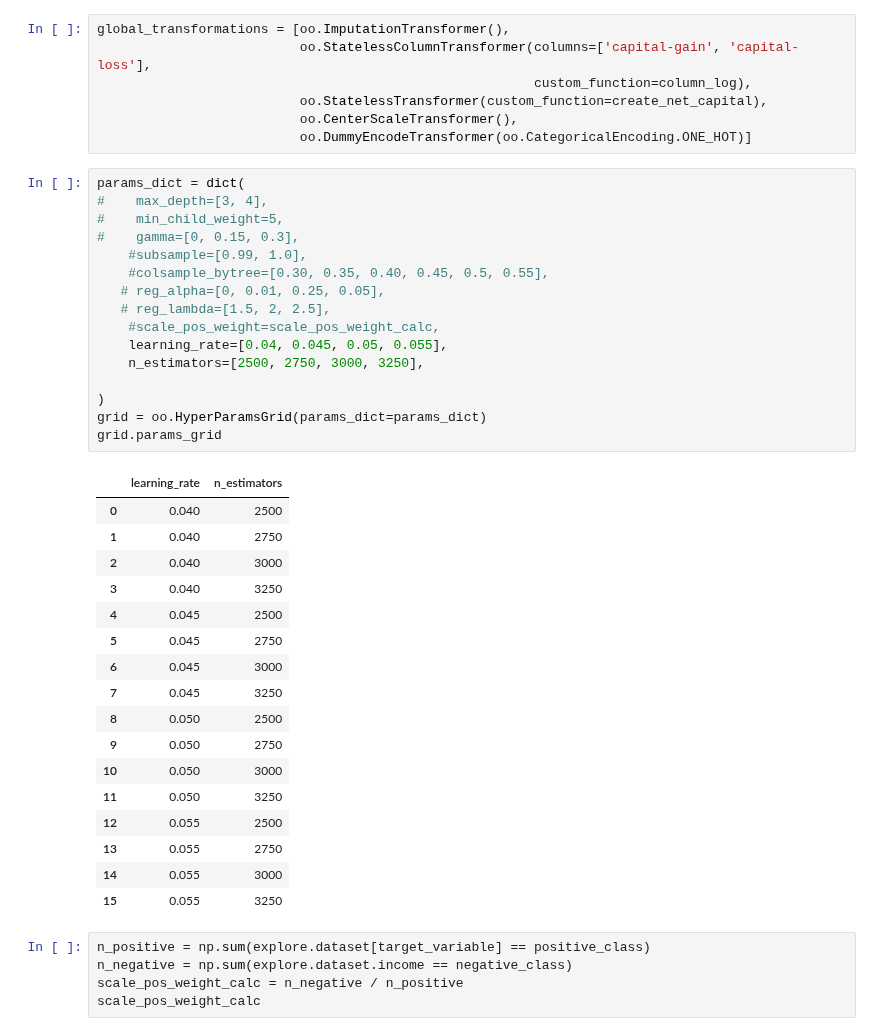
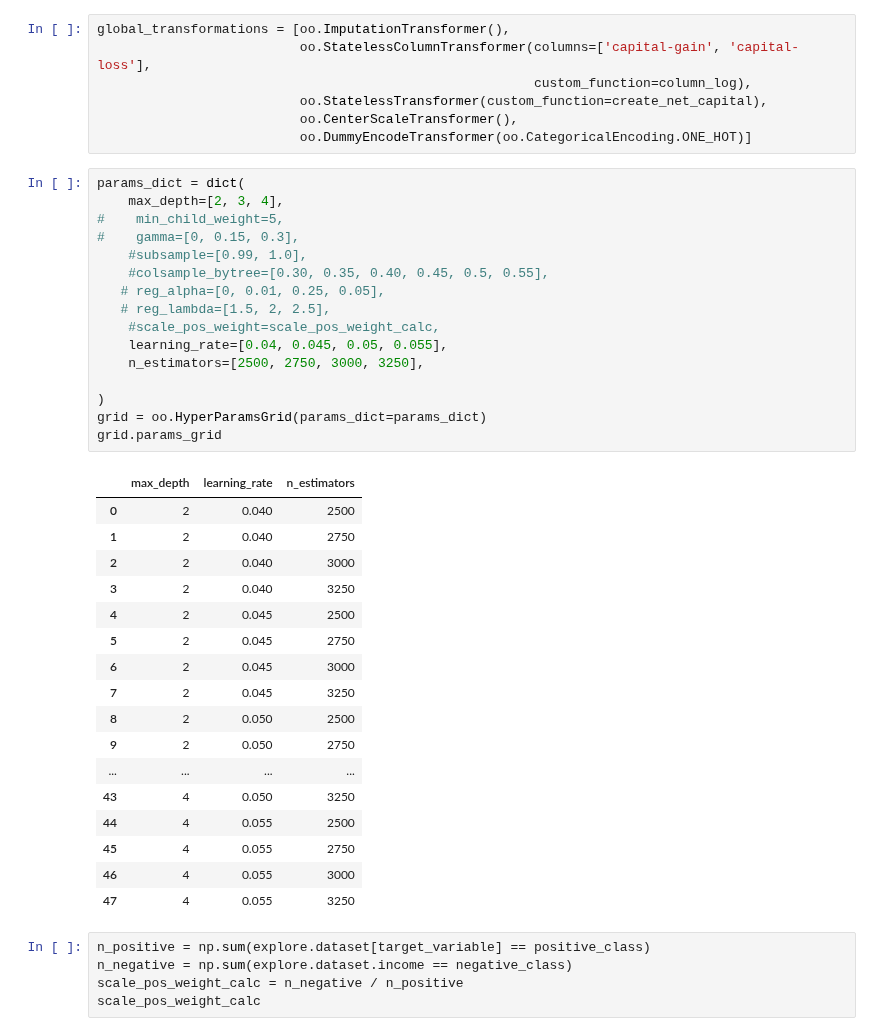
Before and after one commit to shane-kercheval/udacity, a Jupyter notebook: data_scientist_nanodegree/projects/p1_charityml/custom/XGB_tuning_oo-learning.ipynb, the cells around one changed output. Drawn from its saved outputs; the diff is of its cells as text.

```diff
--- a/data_scientist_nanodegree/projects/p1_charityml/custom/XGB_tuning_oo-learning.ipynb
+++ b/data_scientist_nanodegree/projects/p1_charityml/custom/XGB_tuning_oo-learning.ipynb
@@ -59,38 +59,38 @@ global_transformations = [oo.ImputationTransformer(),
                           oo.DummyEncodeTransformer(oo.CategoricalEncoding.ONE_HOT)]
 # %%
 params_dict = dict(
-#    max_depth=[3, 4],
+    max_depth=[2, 3, 4],
 #    min_child_weight=5,
 #    gamma=[0, 0.15, 0.3],
     #subsample=[0.99, 1.0],
     #colsample_bytree=[0.30, 0.35, 0.40, 0.45, 0.5, 0.55],
    # reg_alpha=[0, 0.01, 0.25, 0.05],
    # reg_lambda=[1.5, 2, 2.5],
     #scale_pos_weight=scale_pos_weight_calc,
     learning_rate=[0.04, 0.045, 0.05, 0.055],
     n_estimators=[2500, 2750, 3000, 3250],
 
 )
 grid = oo.HyperParamsGrid(params_dict=params_dict)
 grid.params_grid
 # %% [output]
-|  | learning_rate | n_estimators |
-| 0 | 0.040 | 2500 |
-| 1 | 0.040 | 2750 |
-| 2 | 0.040 | 3000 |
-| 3 | 0.040 | 3250 |
-| 4 | 0.045 | 2500 |
-| 5 | 0.045 | 2750 |
-| 6 | 0.045 | 3000 |
-| 7 | 0.045 | 3250 |
-| 8 | 0.050 | 2500 |
-| 9 | 0.050 | 2750 |
-| 10 | 0.050 | 3000 |
-| 11 | 0.050 | 3250 |
-| 12 | 0.055 | 2500 |
-| 13 | 0.055 | 2750 |
-| 14 | 0.055 | 3000 |
-| 15 | 0.055 | 3250 |
+|  | max_depth | learning_rate | n_estimators |
+| 0 | 2 | 0.040 | 2500 |
+| 1 | 2 | 0.040 | 2750 |
+| 2 | 2 | 0.040 | 3000 |
+| 3 | 2 | 0.040 | 3250 |
+| 4 | 2 | 0.045 | 2500 |
+| 5 | 2 | 0.045 | 2750 |
+| 6 | 2 | 0.045 | 3000 |
+| 7 | 2 | 0.045 | 3250 |
+| 8 | 2 | 0.050 | 2500 |
+| 9 | 2 | 0.050 | 2750 |
+| ... | ... | ... | ... |
+| 43 | 4 | 0.050 | 3250 |
+| 44 | 4 | 0.055 | 2500 |
+| 45 | 4 | 0.055 | 2750 |
+| 46 | 4 | 0.055 | 3000 |
+| 47 | 4 | 0.055 | 3250 |
 # %%
 n_positive = np.sum(explore.dataset[target_variable] == positive_class)
 n_negative = np.sum(explore.dataset.income == negative_class)
```
Also changed, not shown: parts of 24 cells of this notebook, 3 other files.
